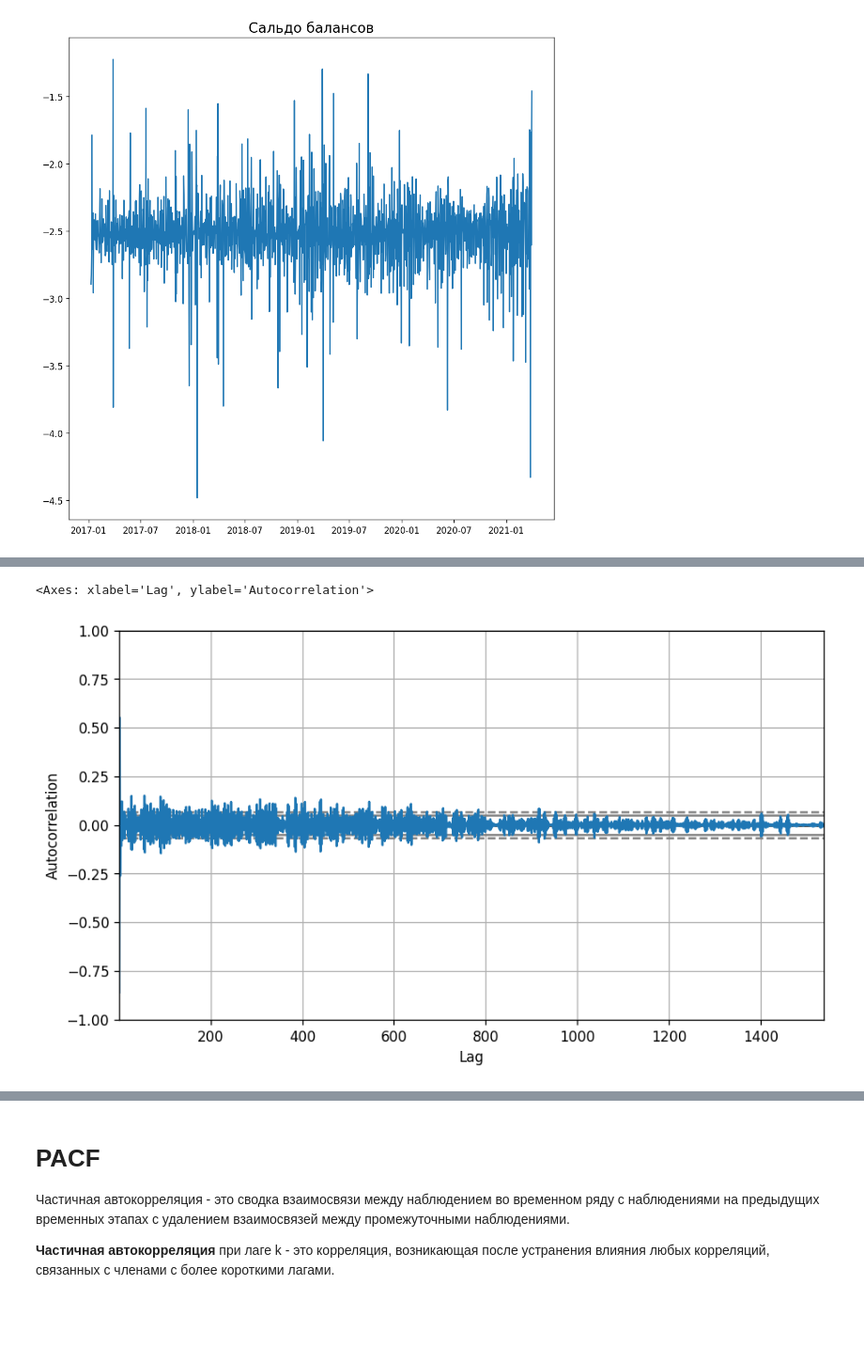
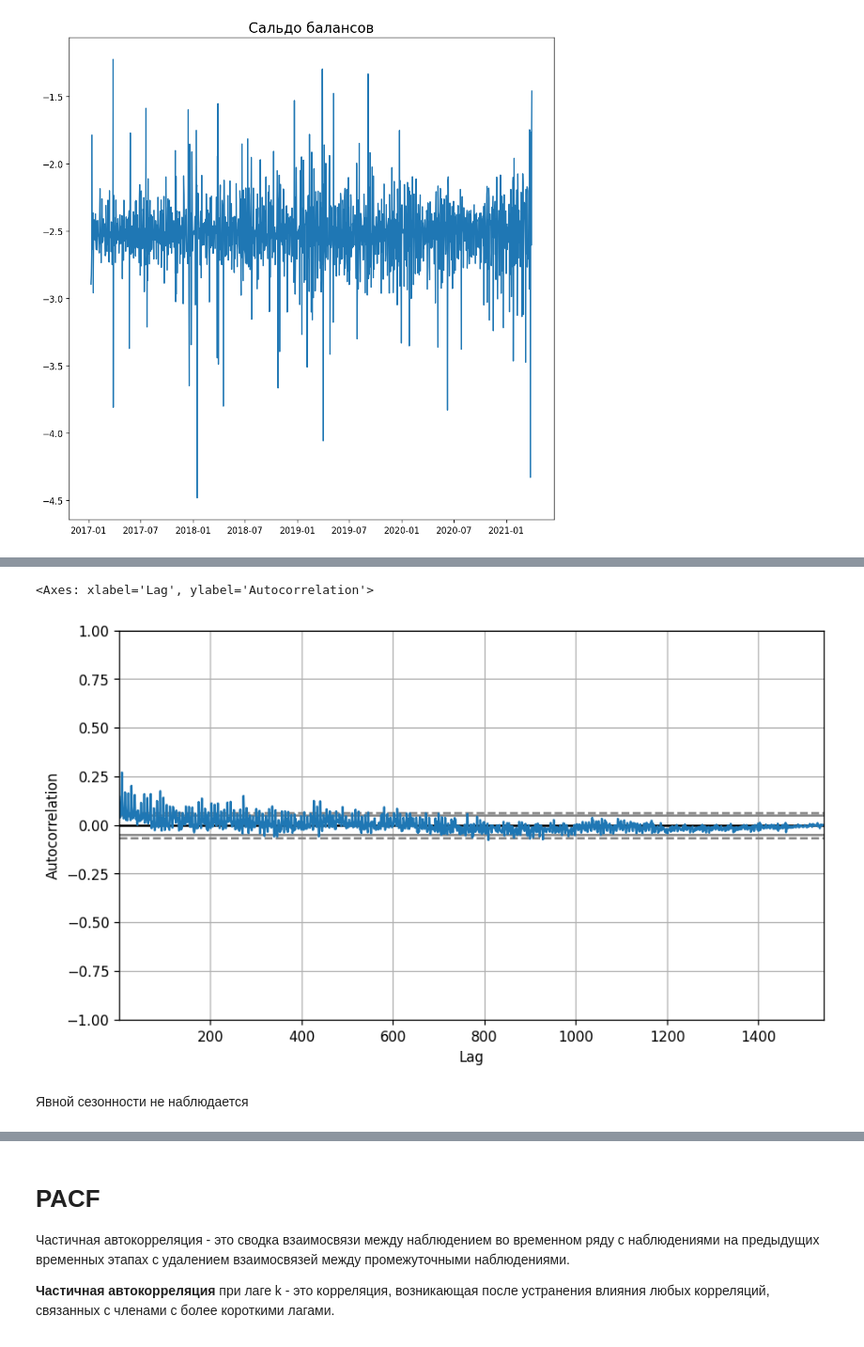
Before and after one commit to kiripcha/-FTIAD-Time-structured-data-analysis, a Jupyter notebook: Project/main.ipynb, the cells around one changed output, grey strips where cells are left out. Shown at 94% size. Drawn from its saved outputs; the diff is of its cells as text; code cells hidden in the pictures; blank space fills up the shorter version.

```diff
--- a/Project/main.ipynb
+++ b/Project/main.ipynb
@@ -70,6 +71,6 @@ import statsmodels.api as sm
 # import statsmodels as smt
 # %%
-data_origin = pd.read_excel('Project_Data.xlsx')
+data_origin = pd.read_csv('Project_Data.csv')
 data_origin.shape
 # %% [output]
 (1543, 4)
@@ -470,10 +544,10 @@ plt.plot()
 # %%
 from pandas.plotting import autocorrelation_plot
 
-# Draw Plot
 plt.rcParams.update({'figure.figsize':(9,5), 'figure.dpi':120})
-
-autocorrelation_plot(df['Balance'])
+autocorrelation_plot(data_origin['Balance'])
 # %% [output]
 <Axes: xlabel='Lag', ylabel='Autocorrelation'>
-[figure, old version]
+[figure, new version]
+# %% [markdown]
+Явной сезонности не наблюдается
```
Also changed, not shown: parts of 40 cells of this notebook, 6 other files.
